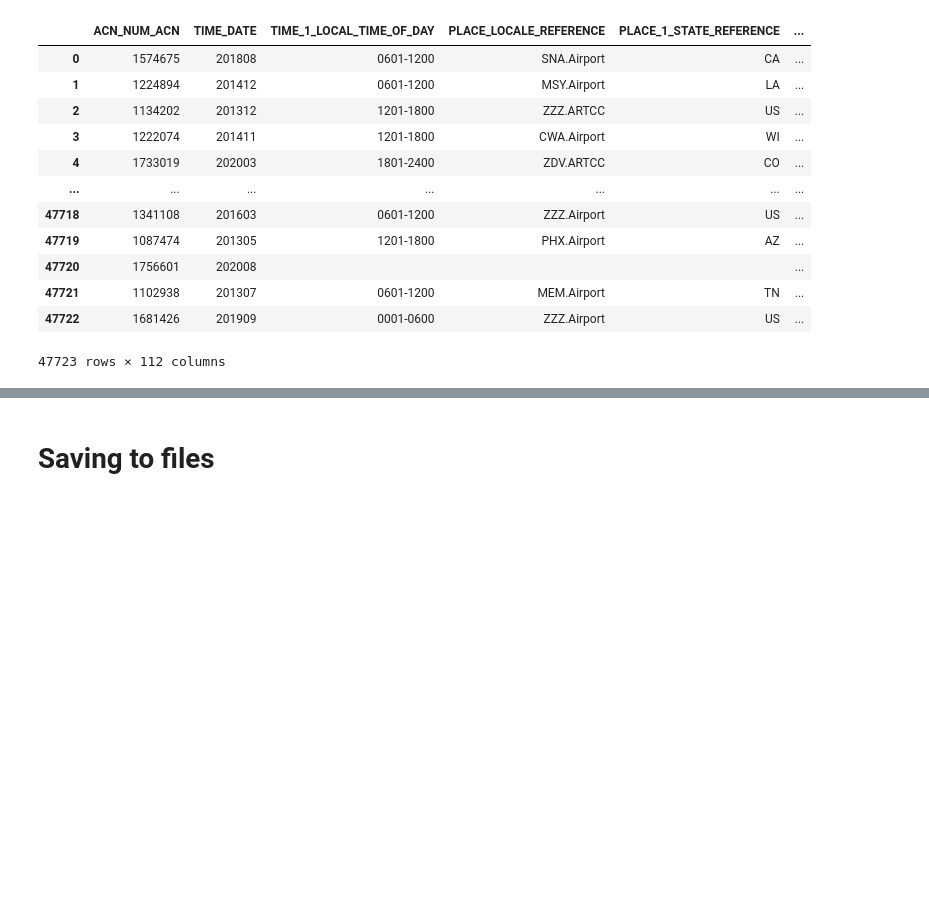
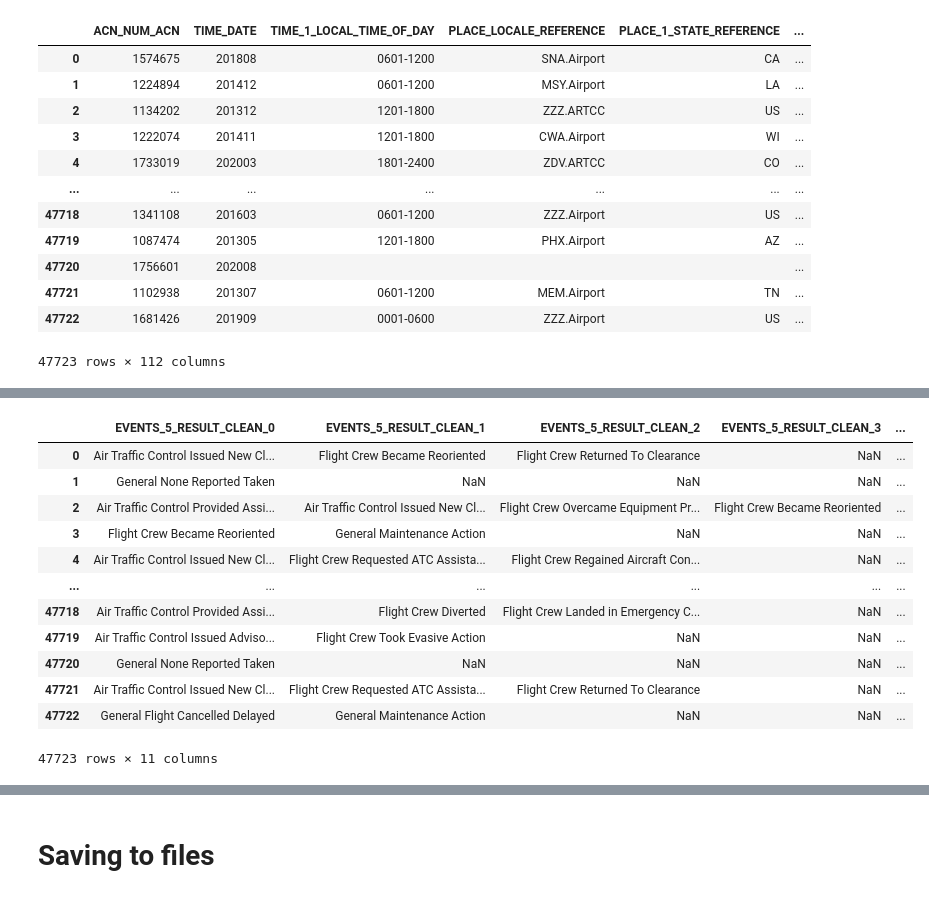
Before and after one commit to SimeonHristov99/AeroGuard, a Jupyter notebook: 01_Scripts/01_Load_data.ipynb, the cells around one changed output, grey strips where cells are left out. Saved outputs shown, nothing was run; the diff lists cells and outputs as text; code cells hidden in the pictures; blank space fills up the shorter version.

Commit message:
Begin event flag aggregation.

```diff
--- a/01_Scripts/01_Load_data.ipynb
+++ b/01_Scripts/01_Load_data.ipynb
@@ -109,0 +131,20 @@ df_train_val_test
+# %%
+def clean_even_outcome(outcome):
+    # remove all "/" characters
+    outcome = outcome.replace('/', '')
+
+    # replace all whitespace characters with a single space
+    outcome = re.sub(r'[\s]+', ' ', outcome)
+
+    # split on the ";" character
+    outcomes = outcome.split('; ')
+
+    return outcomes
+# %%
+print('############## EVENTS_5_RESULT ##############')
+print(df_train_val_test['EVENTS_5_RESULT'])
+
+print()
+print('############## EVENTS_5_RESULT_CLEAN ##############')
+df_train_val_test['EVENTS_5_RESULT_CLEAN'] = df_train_val_test['EVENTS_5_RESULT'].map(clean_even_outcome)
+print(df_train_val_test['EVENTS_5_RESULT_CLEAN'])
@@ -109,0 +169,16 @@ df_train_val_test
+# %%
+df_train_val_test['EVENTS_5_RESULT_CLEAN'].apply(pd.Series).add_prefix('EVENTS_5_RESULT_CLEAN' + "_")
+# %% [output]
+|  | EVENTS_5_RESULT_CLEAN_0 | EVENTS_5_RESULT_CLEAN_1 | EVENTS_5_RESULT_CLEAN_2 | EVENTS_5_RESULT_CLEAN_3 | ... |
+| 0 | Air Traffic Control Issued New Cl... | Flight Crew Became Reoriented | Flight Crew Returned To Clearance | NaN | ... |
+| 1 | General None Reported Taken | NaN | NaN | NaN | ... |
+| 2 | Air Traffic Control Provided Assi... | Air Traffic Control Issued New Cl... | Flight Crew Overcame Equipment Pr... | Flight Crew Became Reoriented | ... |
+| 3 | Flight Crew Became Reoriented | General Maintenance Action | NaN | NaN | ... |
+| 4 | Air Traffic Control Issued New Cl... | Flight Crew Requested ATC Assista... | Flight Crew Regained Aircraft Con... | NaN | ... |
+| ... | ... | ... | ... | ... | ... |
+| 47718 | Air Traffic Control Provided Assi... | Flight Crew Diverted | Flight Crew Landed in Emergency C... | NaN | ... |
+| 47719 | Air Traffic Control Issued Adviso... | Flight Crew Took Evasive Action | NaN | NaN | ... |
+| 47720 | General None Reported Taken | NaN | NaN | NaN | ... |
+| 47721 | Air Traffic Control Issued New Cl... | Flight Crew Requested ATC Assista... | Flight Crew Returned To Clearance | NaN | ... |
+| 47722 | General Flight Cancelled Delayed | General Maintenance Action | NaN | NaN | ... |
+47723 rows × 11 columns
```
Also changed, not shown: parts of 10 cells of this notebook, 1 other file.
